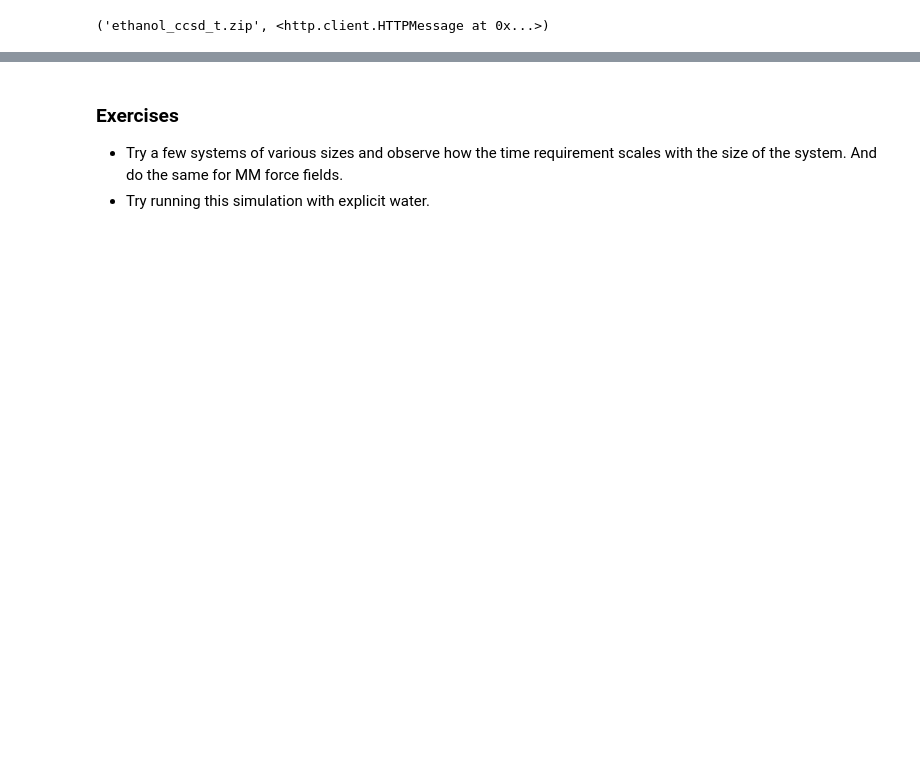
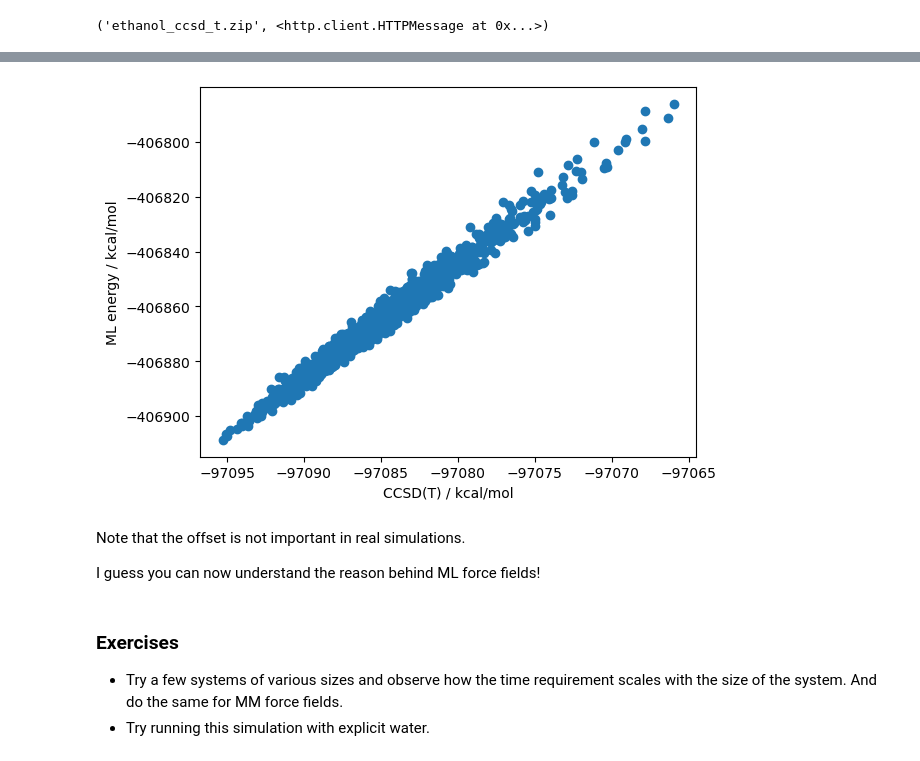
Before and after one commit to sukritsingh/compchem-class, a Jupyter notebook: ml.ipynb, the cells around one changed output, grey strips where cells are left out. Saved outputs shown, nothing was run; the diff lists cells and outputs as text; code cells hidden in the pictures; blank space fills up the shorter version.

```diff
--- a/ml.ipynb
+++ b/ml.ipynb
@@ -125,0 +152,3 @@ ValueError: in method Context_setPositions, argument 2 could not be converted to
+# %%
+#NOTE:HIDDEN
+energies_ml = get_energies(system_ml)
@@ -126,3 +170,17 @@ ValueError: in method Context_setPositions, argument 2 could not be converted to
+# %%
+plt.scatter(
+    data["E"],
+    energies_ml,
+)
+plt.xlabel("CCSD(T) / kcal/mol")
+plt.ylabel("ML energy / kcal/mol")
+plt.show()
+# %% [output]
+[figure, added]
+# %% [markdown]
+Note that the offset is not important in real simulations.
+
+I guess you can now understand the reason behind ML force fields!
 # %% [markdown]
 ### Exercises
 - Try a few systems of various sizes and observe how the time requirement scales with the size of the system.
```
Also changed, not shown: parts of 16 cells of this notebook.
